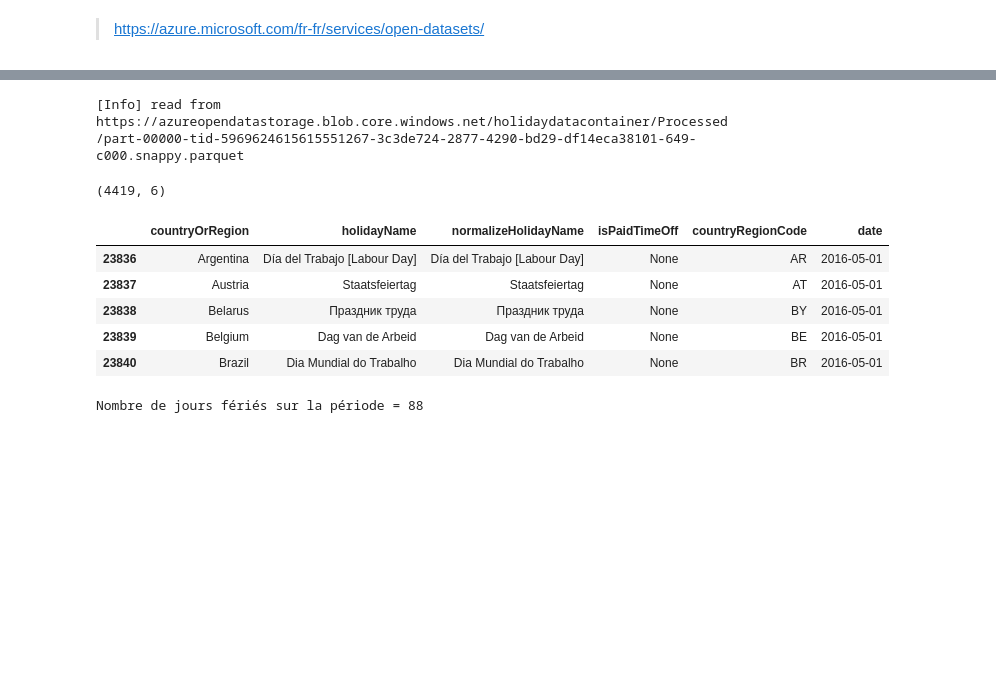
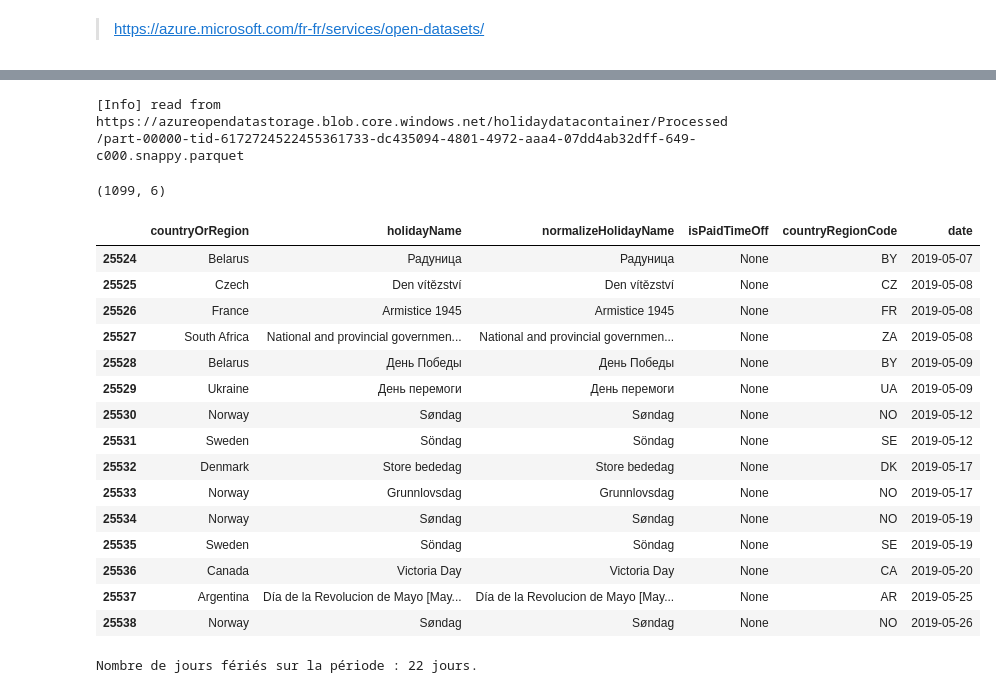
Before and after one commit to retkowsky/WorkshopAML2020, a Jupyter notebook: 1 Introduction Azure ML.ipynb, the cells around one changed output, grey strips where cells are left out. Saved outputs shown, nothing was run; the diff lists cells and outputs as text; code cells hidden in the pictures; blank space fills up the shorter version.

```diff
--- a/1 Introduction Azure ML.ipynb
+++ b/1 Introduction Azure ML.ipynb
@@ -628,0 +603,3 @@ intervalle=48
+# %%
+# Intervalle en mois
+mois=12
@@ -629,3 +612,3 @@ intervalle=48
 # %%
-fin = datetime.today() + relativedelta(months=intervalle)
-debut = datetime.today() - relativedelta(months=intervalle)
+fin = datetime.today() + relativedelta(months=mois)
+debut = datetime.today() - relativedelta(months=mois)
@@ -647,20 +624,30 @@ Fin : 2024-04-30 11:52:25.525784
 hol = PublicHolidays(start_date=debut, end_date=fin)
 joursferies = hol.to_pandas_dataframe()
 # %% [output]
-[Info] read from https://azureopendatastorage.blob.core.windows.net/holidaydatacontainer/Processed/part-00000-tid-5969624615615551267-3c3de724-2877-4290-bd29-df14eca38101-649-c000.snappy.parquet
+[Info] read from https://azureopendatastorage.blob.core.windows.net/holidaydatacontainer/Processed/part-00000-tid-6172724522455361733-dc435094-4801-4972-aaa4-07dd4ab32dff-649-c000.snappy.parquet
 # %%
 joursferies.shape
 # %% [output]
-(4419, 6)
+(1099, 6)
 # %%
-joursferies.head()
+joursferies.head(15)
 # %% [output]
 |  | countryOrRegion | holidayName | normalizeHolidayName | isPaidTimeOff | countryRegionCode | date |
-| 23836 | Argentina | Día del Trabajo [Labour Day] | Día del Trabajo [Labour Day] | None | AR | 2016-05-01 |
-| 23837 | Austria | Staatsfeiertag | Staatsfeiertag | None | AT | 2016-05-01 |
-| 23838 | Belarus | Праздник труда | Праздник труда | None | BY | 2016-05-01 |
-| 23839 | Belgium | Dag van de Arbeid | Dag van de Arbeid | None | BE | 2016-05-01 |
-| 23840 | Brazil | Dia Mundial do Trabalho | Dia Mundial do Trabalho | None | BR | 2016-05-01 |
+| 25524 | Belarus | Радуница | Радуница | None | BY | 2019-05-07 |
+| 25525 | Czech | Den vítězství | Den vítězství | None | CZ | 2019-05-08 |
+| 25526 | France | Armistice 1945 | Armistice 1945 | None | FR | 2019-05-08 |
+| 25527 | South Africa | National and provincial governmen... | National and provincial governmen... | None | ZA | 2019-05-08 |
+| 25528 | Belarus | День Победы | День Победы | None | BY | 2019-05-09 |
+| 25529 | Ukraine | День перемоги | День перемоги | None | UA | 2019-05-09 |
+| 25530 | Norway | Søndag | Søndag | None | NO | 2019-05-12 |
+| 25531 | Sweden | Söndag | Söndag | None | SE | 2019-05-12 |
+| 25532 | Denmark | Store bededag | Store bededag | None | DK | 2019-05-17 |
+| 25533 | Norway | Grunnlovsdag | Grunnlovsdag | None | NO | 2019-05-17 |
+| 25534 | Norway | Søndag | Søndag | None | NO | 2019-05-19 |
+| 25535 | Sweden | Söndag | Söndag | None | SE | 2019-05-19 |
+| 25536 | Canada | Victoria Day | Victoria Day | None | CA | 2019-05-20 |
+| 25537 | Argentina | Día de la Revolucion de Mayo [May... | Día de la Revolucion de Mayo [May... | None | AR | 2019-05-25 |
+| 25538 | Norway | Søndag | Søndag | None | NO | 2019-05-26 |
 # %%
 # Pour avoir les jours féries en France
 joursferiesFR=joursferies[joursferies.countryRegionCode == 'FR']
@@ -667,7 +657,7 @@ joursferiesFR=joursferies[joursferies.countryRegionCode == 'FR']
 # %%
-print("Nombre de jours fériés sur la période =", len(joursferiesFR.index))
+print("Nombre de jours fériés sur la période :", len(joursferiesFR.index), "jours.")
 # %% [output]
-Nombre de jours fériés sur la période = 88
+Nombre de jours fériés sur la période : 22 jours.
 # %%
 joursferiesFR
 # %% [output]
```
Also changed, not shown: parts of 38 cells of this notebook, 14 other files.
